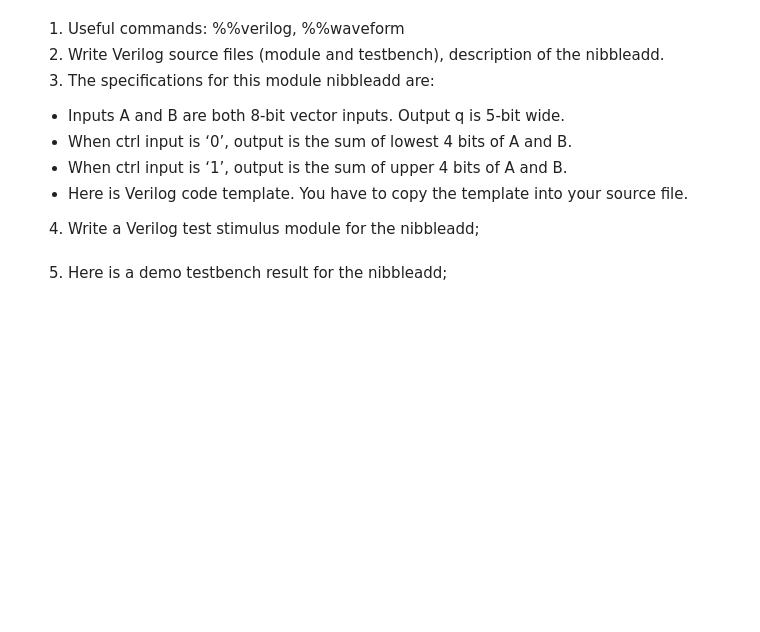
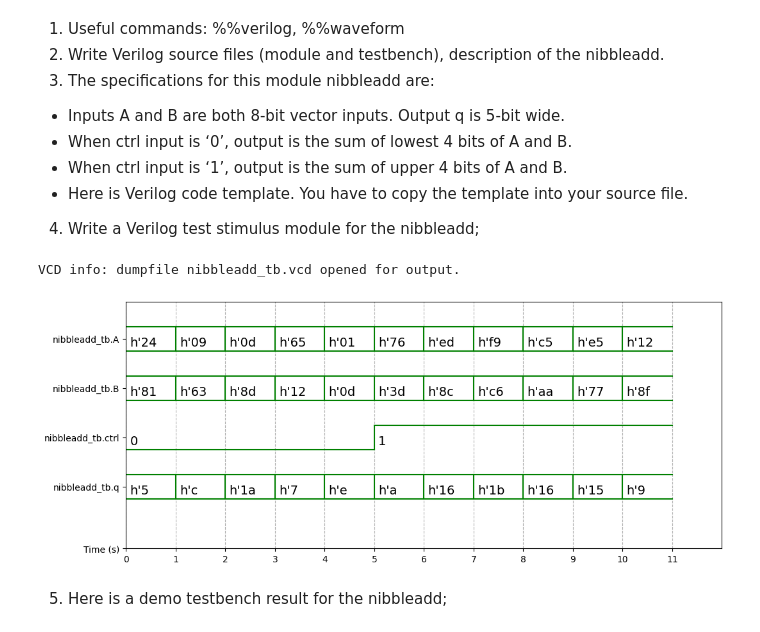
Before and after one commit to Keithleezx123/DSL, a Jupyter notebook: Copy_of_VerilogGitHomework.ipynb, the cells around one changed output. Drawn from its saved outputs; the diff is of its cells as text; code cells hidden in the pictures; blank space fills up the shorter version.

```diff
--- a/Copy_of_VerilogGitHomework.ipynb
+++ b/Copy_of_VerilogGitHomework.ipynb
@@ -274,3 +298,72 @@ endmodule
+# %%
+%%verilog
+
+//!DO NOT MODIFY MODULE NAME AND PORT NAME!
+module nibbleadd(
+    input [7:0]A,
+    input [7:0]B,
+    input ctrl,
+    output reg [4:0]q
+);
+
+
+//YOUR CODE HERE
+always @(*) begin
+    if (ctrl == 1'b1)
+        q = A[7:4] + B[7:4];    // Add upper nibbles
+    else
+        q = A[3:0] + B[3:0];    // Add lower nibbles
+end
+endmodule
+
+//TESTBENCH HERE
+module nibbleadd_tb;
+    // Declare inputs as regs and outputs as wires
+    reg [7:0] A;
+    reg [7:0] B;
+    reg ctrl;
+    wire [4:0] q;
+
+    // Instantiate the module
+    nibbleadd uut (
+        .A(A),
+        .B(B),
+        .ctrl(ctrl),
+        .q(q)
+    );
+
+    // Test procedure
+    initial begin
+        A = 8'h24;
+        B = 8'h81;
+        ctrl = 1'b0;
+        #1 A = 8'h09; B = 8'h63; ctrl = 1'b0;
+        #1 A = 8'h0d; B = 8'h8d; ctrl = 1'b0;
+        #1 A = 8'h65; B = 8'h12; ctrl = 1'b0;
+        #1 A = 8'h01; B = 8'h0d; ctrl = 1'b0;
+        #1 A = 8'h76; B = 8'h3d; ctrl = 1'b1;
+        #1 A = 8'hed; B = 8'h8c; ctrl = 1'b1;
+        #1 A = 8'hf9; B = 8'hc6; ctrl = 1'b1;
+        #1 A = 8'hc5; B = 8'haa; ctrl = 1'b1;
+        #1 A = 8'he5; B = 8'h77; ctrl = 1'b1;
+        #1 A = 8'h12; B = 8'h8f; ctrl = 1'b1;
+        #1 $finish;
+    end
+    initial begin
+      $dumpfile("nibbleadd_tb.vcd");
+      $dumpvars(0,nibbleadd_tb);
+    end
+endmodule
+# %% [output]
+VCD info: dumpfile nibbleadd_tb.vcd opened for output.
+# %%
+%%waveform nibbleadd_tb.vcd
+sign_list = ['nibbleadd_tb.A', 'nibbleadd_tb.B','nibbleadd_tb.ctrl','nibbleadd_tb.q']
+time_begin = 0
+time_end = 11
+base = 'hex' # bin, dec, dec2, hex, octal
+# %% [output]
+[figure, added]
 # %% [markdown]
 5. Here is a demo testbench result for the nibbleadd;
 # %% [markdown]
```
Also changed, not shown: parts of 9 cells of this notebook.
